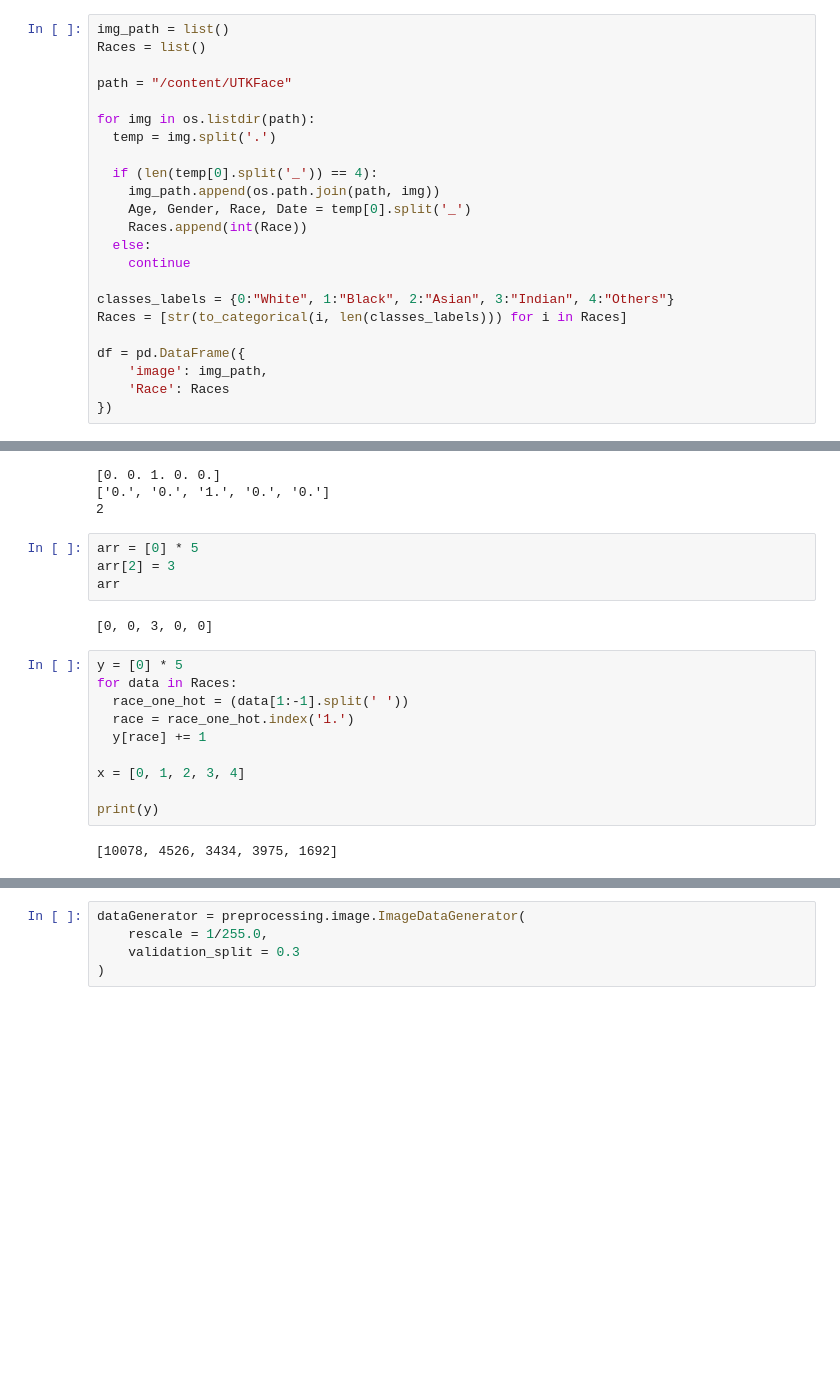
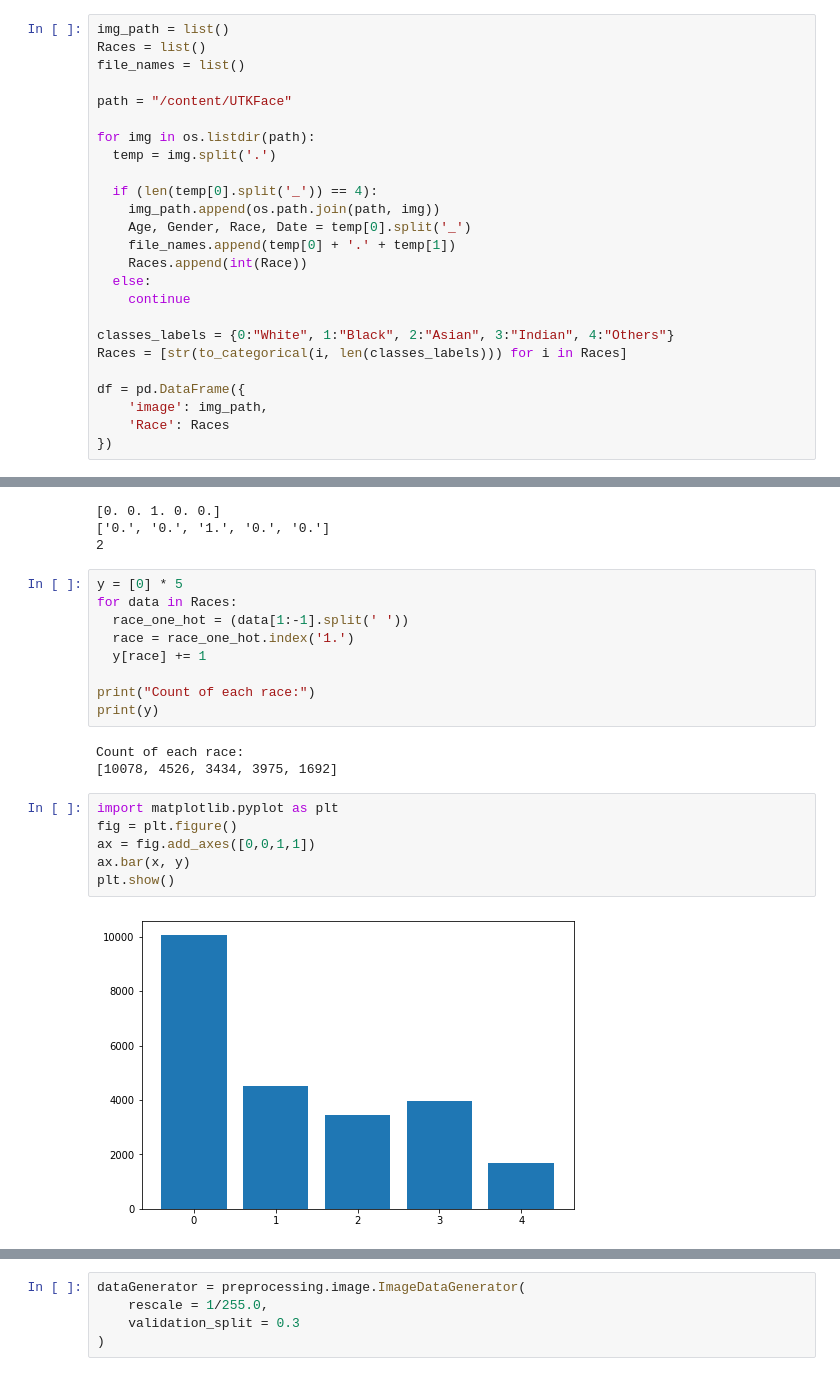
Before and after one commit to daneshvar-amrollahi/UTKFace-Classification, a Jupyter notebook: AI_CA5_P2.ipynb, the cells around one changed output, grey strips where cells are left out. Cells and saved outputs as stored; diff of their text form; blank space fills up the shorter version.

```diff
--- a/AI_CA5_P2.ipynb
+++ b/AI_CA5_P2.ipynb
@@ -43,6 +43,7 @@ import os
 # %%
 img_path = list()
 Races = list()
+file_names = list()
 
 path = "/content/UTKFace"
 
@@ -52,6 +53,7 @@ for img in os.listdir(path):
   if (len(temp[0].split('_')) == 4):
     img_path.append(os.path.join(path, img))
     Age, Gender, Race, Date = temp[0].split('_')
+    file_names.append(temp[0] + '.' + temp[1])
     Races.append(int(Race))
   else:
     continue
@@ -72,12 +82,6 @@ print(test.index('1.'))
 [0. 0. 1. 0. 0.]
 ['0.', '0.', '1.', '0.', '0.']
 2
-# %%
-arr = [0] * 5
-arr[2] = 3
-arr
-# %% [output]
-[0, 0, 3, 0, 0]
 # %%
 y = [0] * 5
 for data in Races:
@@ -85,8 +89,16 @@ for data in Races:
   race = race_one_hot.index('1.')
   y[race] += 1
 
-x = [0, 1, 2, 3, 4]
-
+print("Count of each race:")
 print(y)
 # %% [output]
+Count of each race:
 [10078, 4526, 3434, 3975, 1692]
+# %%
+import matplotlib.pyplot as plt
+fig = plt.figure()
+ax = fig.add_axes([0,0,1,1])
+ax.bar(x, y)
+plt.show()
+# %% [output]
+[figure, added]
```
Also changed, not shown: parts of 4 cells of this notebook.
